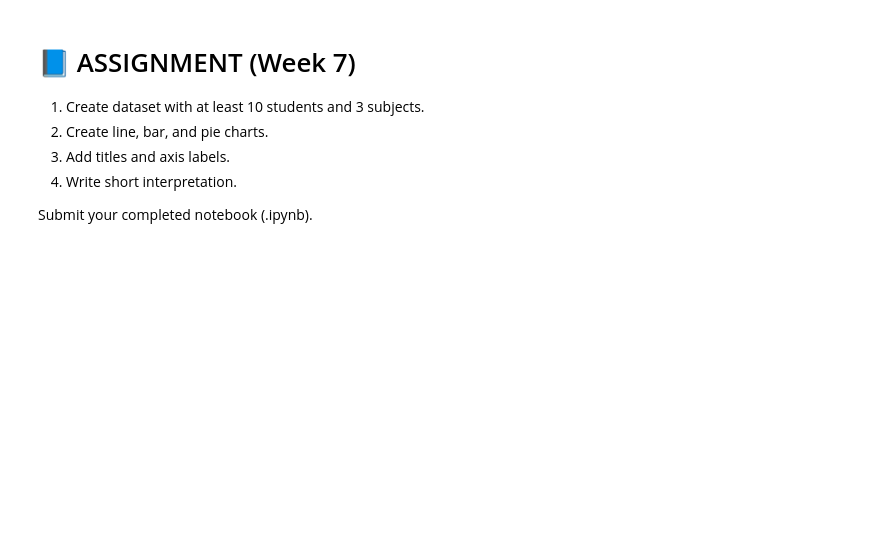
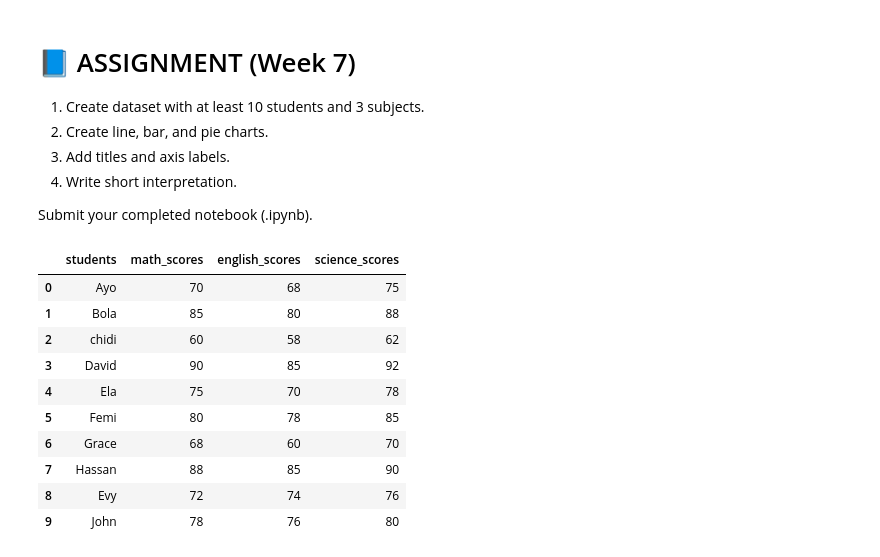
Before and after one commit to yenlensarnaan/DTS-103, a Jupyter notebook: WEEK_7_Basic_Charts.ipynb, the cells around one changed output. Cells and saved outputs as stored; diff of their text form; code cells hidden in the pictures; blank space fills up the shorter version.

```diff
--- a/WEEK_7_Basic_Charts.ipynb
+++ b/WEEK_7_Basic_Charts.ipynb
@@ -20,0 +15,24 @@ economics_scores = [60, 70, 80, 90, 50, 45, 77, 81, 49, 69]
+# %%
+import pandas as pd
+
+data = {
+"students": ["Ayo", "Bola", "chidi", "David", "Ela", "Femi", "Grace", "Hassan", "Evy", "John"],
+"math_scores": [70, 85, 60, 90, 75, 80, 68, 88, 72, 78],
+"english_scores": [68, 80, 58, 85, 70, 78, 60, 85, 74, 76],
+"science_scores": [75, 88, 62, 92, 78, 85, 70, 90, 76, 80],
+}
+
+df = pd.DataFrame(data)
+df
+# %% [output]
+|  | students | math_scores | english_scores | science_scores |
+| 0 | Ayo | 70 | 68 | 75 |
+| 1 | Bola | 85 | 80 | 88 |
+| 2 | chidi | 60 | 58 | 62 |
+| 3 | David | 90 | 85 | 92 |
+| 4 | Ela | 75 | 70 | 78 |
+| 5 | Femi | 80 | 78 | 85 |
+| 6 | Grace | 68 | 60 | 70 |
+| 7 | Hassan | 88 | 85 | 90 |
+| 8 | Evy | 72 | 74 | 76 |
+| 9 | John | 78 | 76 | 80 |
```
Also changed, not shown: parts of 7 cells of this notebook.
